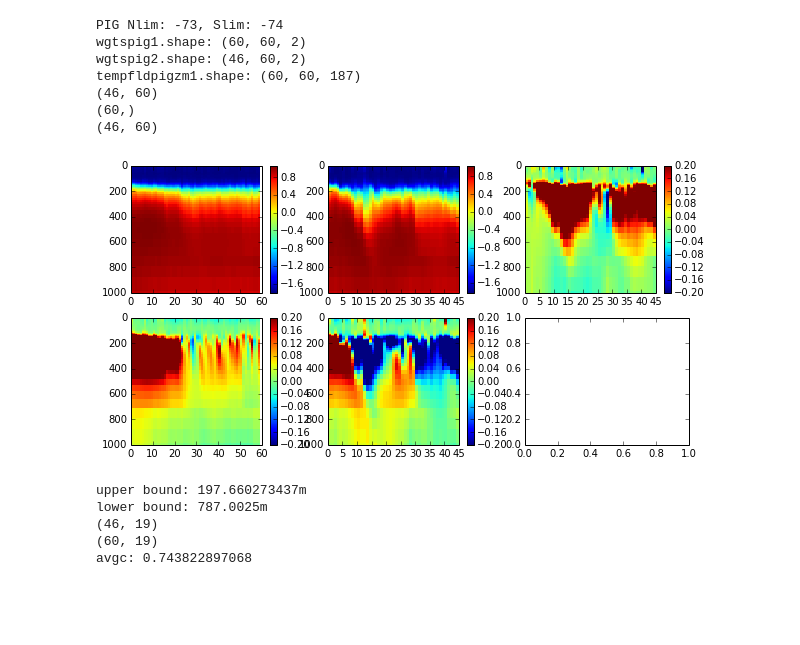
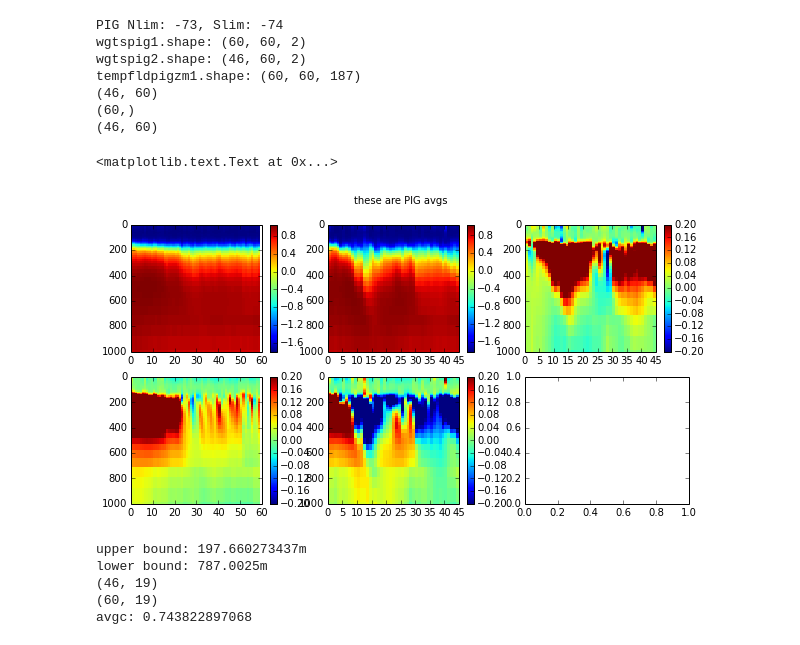
Before and after one commit to kemccusker/pyscripts, a Jupyter notebook: notebooks/ccsm4_geotimescalesfigs.ipynb, the cells around one changed output. Drawn from its saved outputs; the diff is of its cells as text; code cells hidden in the pictures; blank space fills up the shorter version.

```diff
--- a/notebooks/ccsm4_geotimescalesfigs.ipynb
+++ b/notebooks/ccsm4_geotimescalesfigs.ipynb
@@ -634,34 +620,36 @@ ax.set_ylim((0,1000))
 ax.invert_yaxis()
 
 ax=axs[0,1]
 pc=ax.pcolor(times2,depths2,avgpig2.transpose())
 plt.colorbar(mappable=pc,ax=ax)
 ax.set_ylim((0,1000))
 ax.invert_yaxis()
 
 ax=axs[0,2]
 pc=ax.pcolor(times2,depths2,avgpig1.transpose()[:,:46]-avgpig2.transpose(),
              vmin=-.2,vmax=.2)
 plt.colorbar(mappable=pc,ax=ax)
 ax.set_ylim((0,1000))
 ax.invert_yaxis()
 
 #  ADD AS ANOMALIES FROM CONTROL
 cmin=-.2; cmax=.2
 
 ax=axs[1,0]
 pc=ax.pcolor(times1,depths1,avgpig1.transpose()-avgpigct1.transpose(),vmin=cmin,vmax=cmax)
 plt.colorbar(mappable=pc,ax=ax)
 ax.set_ylim((0,1000))
 ax.invert_yaxis()
 
 ax=axs[1,1]
 pc=ax.pcolor(times2,depths2,avgpig2.transpose()-avgpigct2.transpose(),vmin=cmin,vmax=cmax)
 plt.colorbar(mappable=pc,ax=ax)
 ax.set_ylim((0,1000))
 ax.invert_yaxis()
+plt.suptitle('these are PIG avgs')
 # %% [output]
+<matplotlib.text.Text at 0x...>
-[figure, old version]
+[figure, new version]
 # %%
 import cccmautils as cutl
 
```
Also changed, not shown: parts of 16 cells of this notebook.
